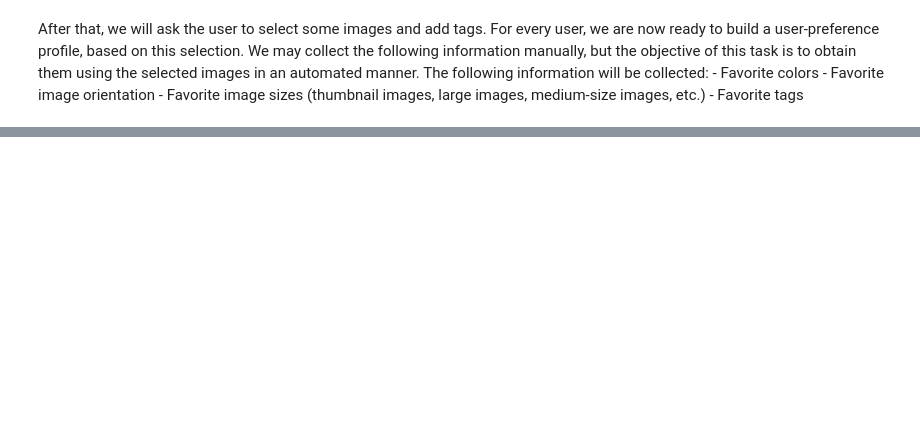
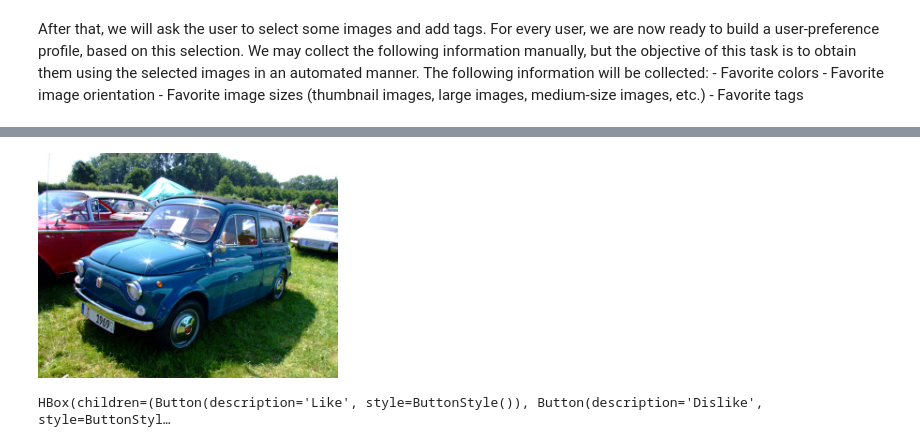
Before and after one commit to Amine-HADJ/DataMining, a Jupyter notebook: main.ipynb, the cells around one changed output, grey strips where cells are left out. Drawn from its saved outputs; the diff is of its cells as text; code cells hidden in the pictures; blank space fills up the shorter version.

Commit message:
user-preference ok

```diff
--- a/main.ipynb
+++ b/main.ipynb
@@ -309,0 +239,64 @@ NameError: name 'convert_color_to_rgb' is not defined
+# %%
+import os
+import json
+from IPython.display import display, Image, clear_output
+import ipywidgets as widgets
+import random
+
+# Specify the folder path containing the images
+folder_path = "*images*"
+
+# Specify the output JSON file path
+output_json_path = "*json*/image_ratings.json"  # Replace with the actual path for the output JSON file
+
+# Create an empty list to store the image ratings
+image_ratings = []
+
+# Get the list of image file names in the folder
+image_files = [filename for filename in os.listdir(folder_path) if filename.endswith(('.jpg', '.jpeg', '.png'))]
+
+# Shuffle the list of image files
+random.shuffle(image_files)
+
+def create_event_handlers(image_file):
+    def like_button_clicked(b):
+        image_ratings.append({'Image': image_file, 'Preference': 'like'})
+        display_next_image()
+
+    def dislike_button_clicked(b):
+        image_ratings.append({'Image': image_file, 'Preference': 'dislike'})
+        display_next_image()
+
+    return like_button_clicked, dislike_button_clicked
+
+def display_next_image():
+    global image_index
+    if image_index < len(image_files):
+        image_file = image_files[image_index]
+        image_widget = Image(filename=os.path.join(folder_path, image_file))
+        like_button, dislike_button = create_event_handlers(image_file)
+        like_button_widget = widgets.Button(description='Like')
+        dislike_button_widget = widgets.Button(description='Dislike')
+        like_button_widget.on_click(like_button)
+        dislike_button_widget.on_click(dislike_button)
+        buttons_box = widgets.HBox([like_button_widget, dislike_button_widget])
+        image_widget.height = 300
+        image_widget.width = 300
+        clear_output(wait=True)
+        display(image_widget, buttons_box)
+        image_index += 1
+    else:
+        # All images have been displayed
+        clear_output(wait=True)
+        print("All images have been rated.")
+        # Save the image ratings to the output JSON file
+        with open(output_json_path, 'w') as json_file:
+            json.dump(image_ratings, json_file, indent=4)
+        print("Image ratings saved to:", output_json_path)
+
+# Display the first image
+image_index = 0
+display_next_image()
+# %% [output]
+[figure, added]
+HBox(children=(Button(description='Like', style=ButtonStyle()), Button(description='Dislike', style=ButtonStyl…
```
Also changed, not shown: parts of 4 cells of this notebook, 2 other files.
